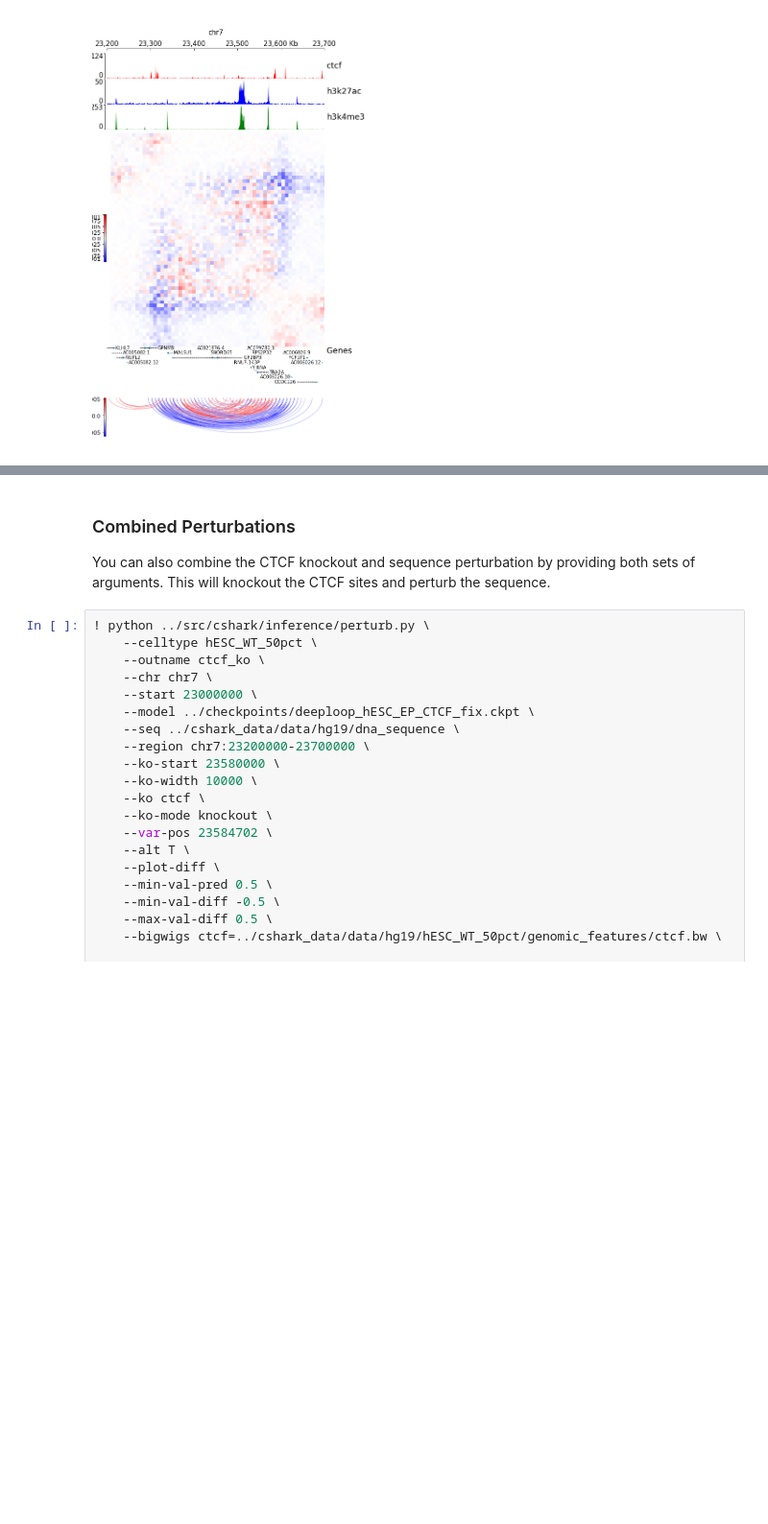
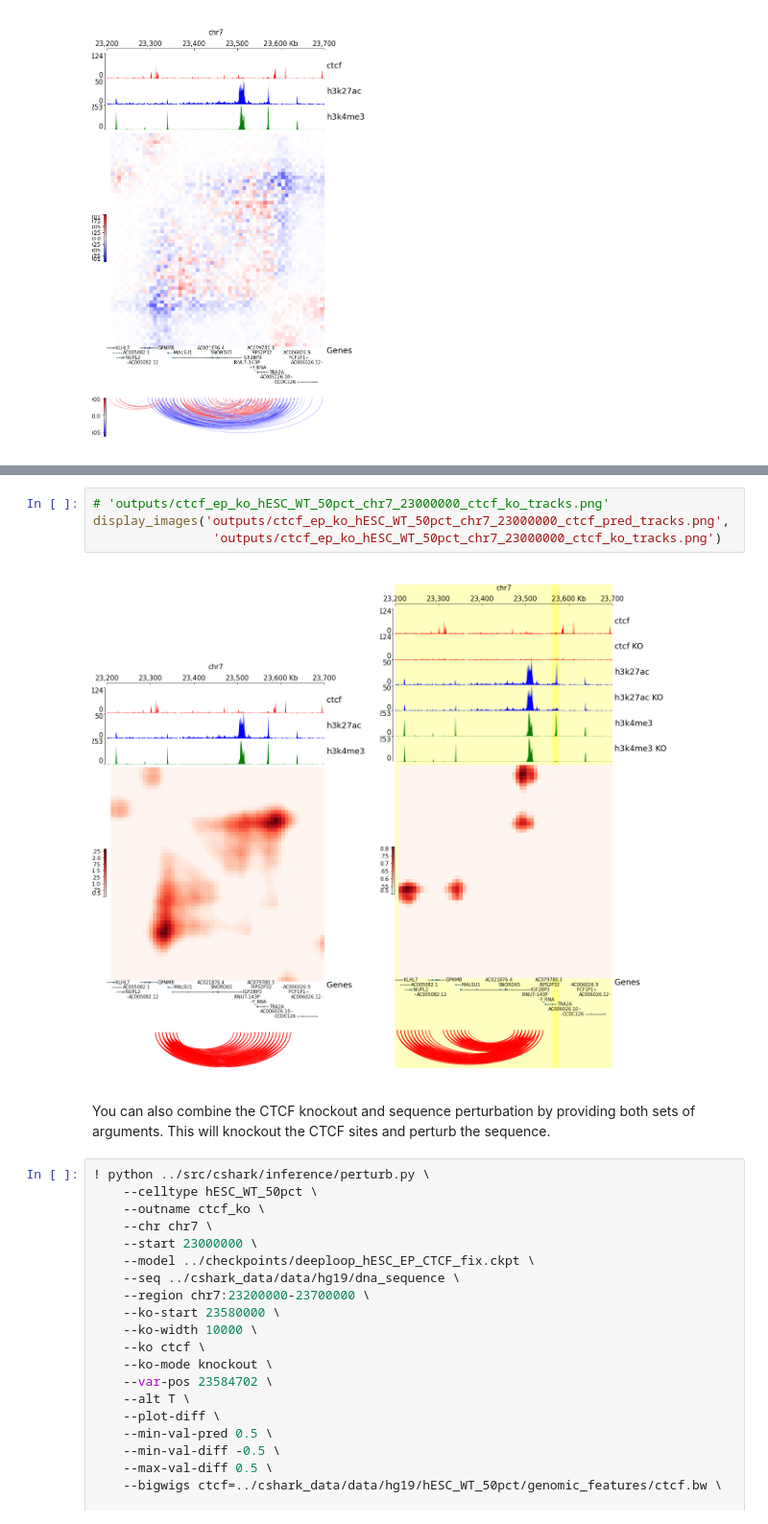
Before and after one commit to dylan-plummer/C.Shark, a Jupyter notebook: examples/perturb_example.ipynb, the cells around one changed output, grey strips where cells are left out. Shown at 96% size. Cells and saved outputs as stored; diff of their text form; blank space fills up the shorter version.

Commit message:
add multi-step perturb

```diff
--- a/examples/perturb_example.ipynb
+++ b/examples/perturb_example.ipynb
@@ -135,6 +156,10 @@ Image(filename='outputs/snp_hESC_WT_50pct_chr7_23000000_ctcf_ko_tracks_diff.png'
+# %%
+# 'outputs/ctcf_ep_ko_hESC_WT_50pct_chr7_23000000_ctcf_ko_tracks.png'
+display_images('outputs/ctcf_ep_ko_hESC_WT_50pct_chr7_23000000_ctcf_pred_tracks.png',
+                'outputs/ctcf_ep_ko_hESC_WT_50pct_chr7_23000000_ctcf_ko_tracks.png')
+# %% [output]
+[figure, added]
 # %% [markdown]
-### Combined Perturbations
-
 You can also combine the CTCF knockout and sequence perturbation by providing both sets of arguments. This will knockout the CTCF sites and perturb the sequence.
 # %%
 ! python ../src/cshark/inference/perturb.py \
```
Also changed, not shown: parts of 3 cells of this notebook, 1 other file.
